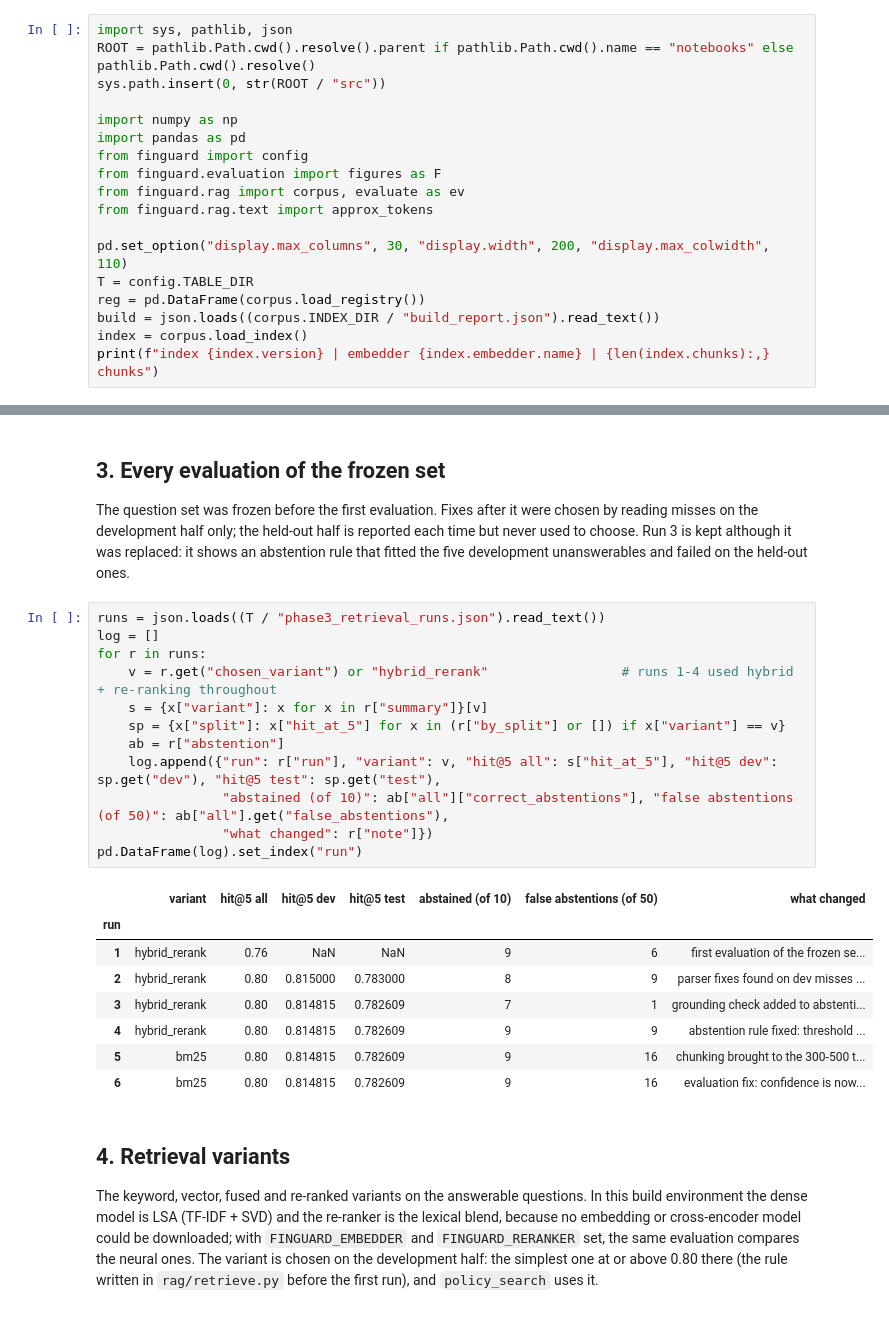
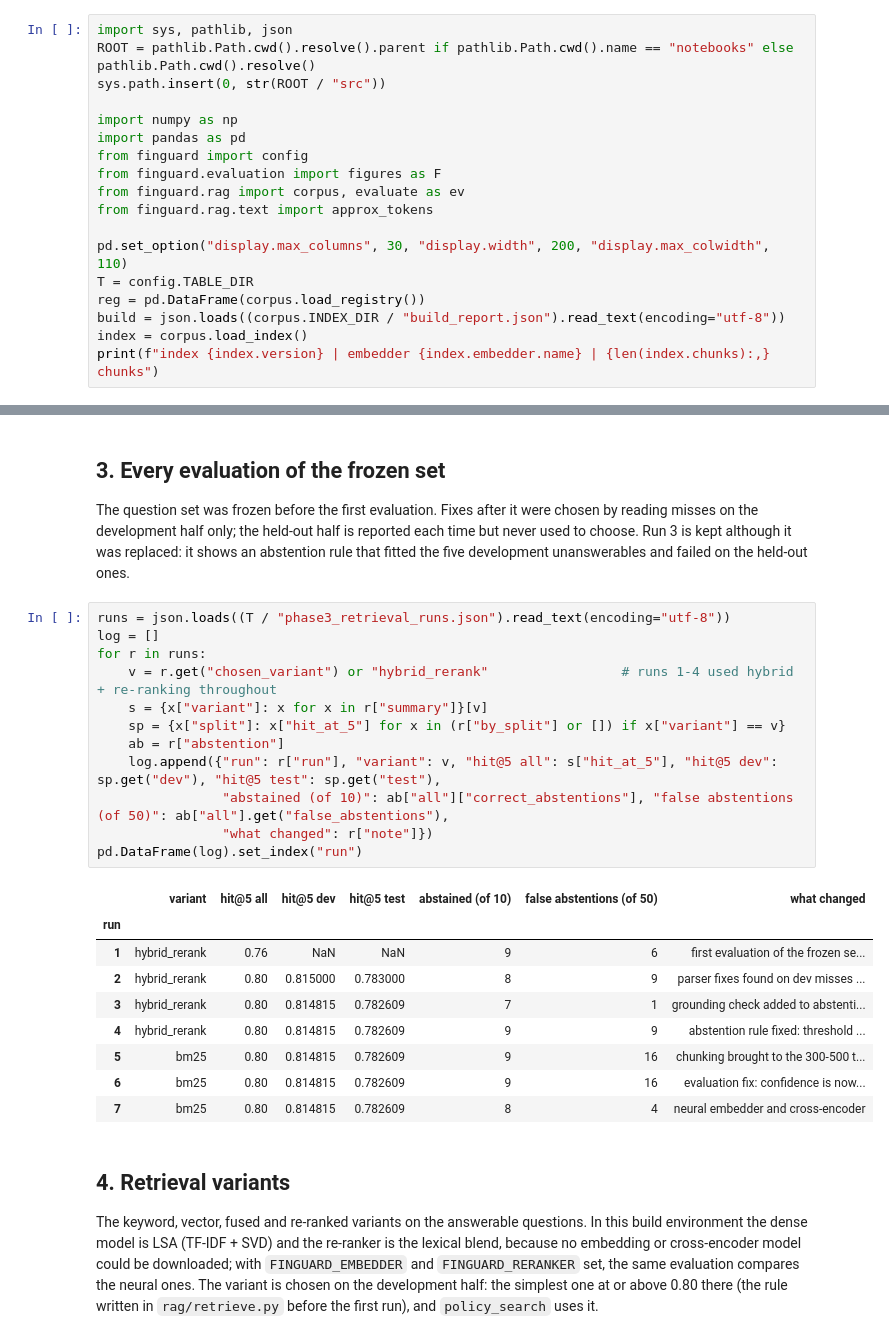
Before and after one commit to Emgam/finguard, a Jupyter notebook: notebooks/10_knowledge_base.ipynb, the cells around one changed output, grey strips where cells are left out. Drawn from its saved outputs; the diff is of its cells as text.

Commit message:
Phase 3 final: cross-encoder abstention recorded with its threshold

```diff
--- a/notebooks/10_knowledge_base.ipynb
+++ b/notebooks/10_knowledge_base.ipynb
@@ -23,7 +23,7 @@ from finguard.rag.text import approx_tokens
 pd.set_option("display.max_columns", 30, "display.width", 200, "display.max_colwidth", 110)
 T = config.TABLE_DIR
 reg = pd.DataFrame(corpus.load_registry())
-build = json.loads((corpus.INDEX_DIR / "build_report.json").read_text())
+build = json.loads((corpus.INDEX_DIR / "build_report.json").read_text(encoding="utf-8"))
 index = corpus.load_index()
 print(f"index {index.version} | embedder {index.embedder.name} | {len(index.chunks):,} chunks")
 # %% [output]
@@ -99,26 +99,27 @@ reading misses on the development half only; the held-out half is reported each
 never used to choose. Run 3 is kept although it was replaced: it shows an abstention rule
 that fitted the five development unanswerables and failed on the held-out ones.
 # %%
-runs = json.loads((T / "phase3_retrieval_runs.json").read_text())
+runs = json.loads((T / "phase3_retrieval_runs.json").read_text(encoding="utf-8"))
 log = []
 for r in runs:
     v = r.get("chosen_variant") or "hybrid_rerank"                 # runs 1-4 used hybrid + re-ranking throughout
     s = {x["variant"]: x for x in r["summary"]}[v]
     sp = {x["split"]: x["hit_at_5"] for x in (r["by_split"] or []) if x["variant"] == v}
     ab = r["abstention"]
     log.append({"run": r["run"], "variant": v, "hit@5 all": s["hit_at_5"], "hit@5 dev": sp.get("dev"), "hit@5 test": sp.get("test"),
                 "abstained (of 10)": ab["all"]["correct_abstentions"], "false abstentions (of 50)": ab["all"].get("false_abstentions"),
                 "what changed": r["note"]})
 pd.DataFrame(log).set_index("run")
 # %% [output]
 |  | variant | hit@5 all | hit@5 dev | hit@5 test | abstained (of 10) | false abstentions (of 50) | what changed |
 | run |  |  |  |  |  |  |  |
 | 1 | hybrid_rerank | 0.76 | NaN | NaN | 9 | 6 | first evaluation of the frozen se... |
 | 2 | hybrid_rerank | 0.80 | 0.815000 | 0.783000 | 8 | 9 | parser fixes found on dev misses ... |
 | 3 | hybrid_rerank | 0.80 | 0.814815 | 0.782609 | 7 | 1 | grounding check added to abstenti... |
 | 4 | hybrid_rerank | 0.80 | 0.814815 | 0.782609 | 9 | 9 | abstention rule fixed: threshold ... |
 | 5 | bm25 | 0.80 | 0.814815 | 0.782609 | 9 | 16 | chunking brought to the 300-500 t... |
 | 6 | bm25 | 0.80 | 0.814815 | 0.782609 | 9 | 16 | evaluation fix: confidence is now... |
+| 7 | bm25 | 0.80 | 0.814815 | 0.782609 | 8 | 4 | neural embedder and cross-encoder |
 # %% [markdown]
 ## 4. Retrieval variants
 The keyword, vector, fused and re-ranked variants on the answerable questions. In this build
```
Also changed, not shown: parts of 4 cells of this notebook, 38 other files.
